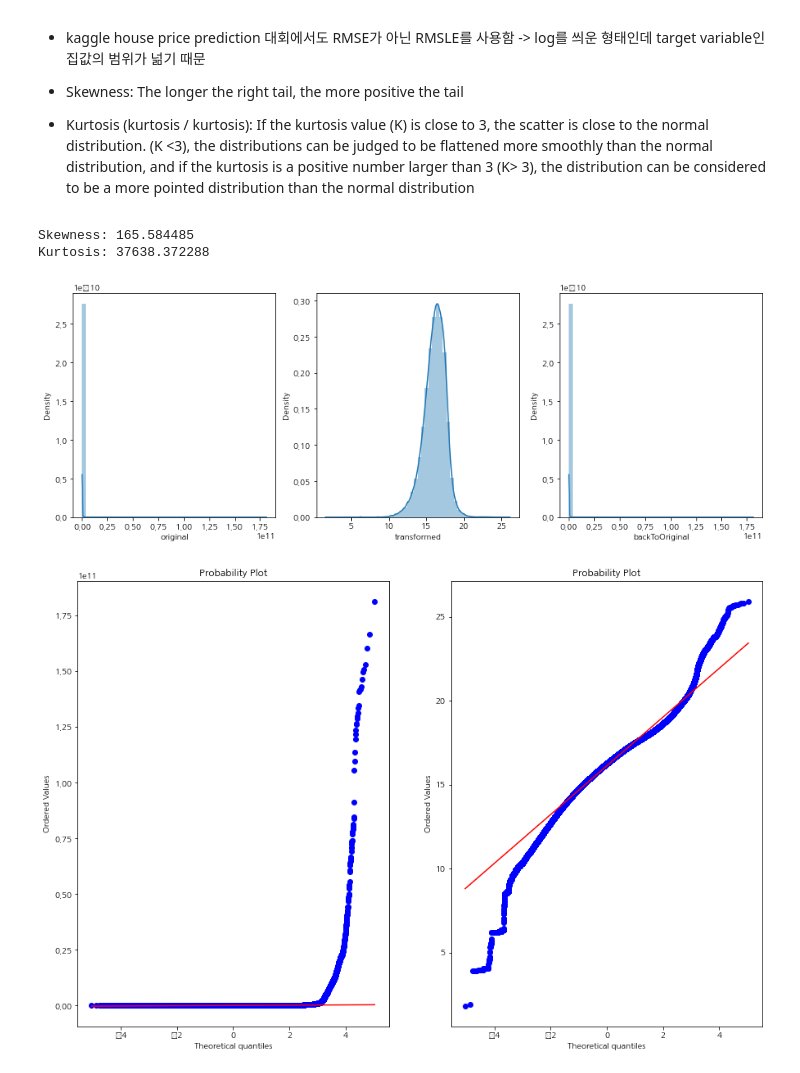
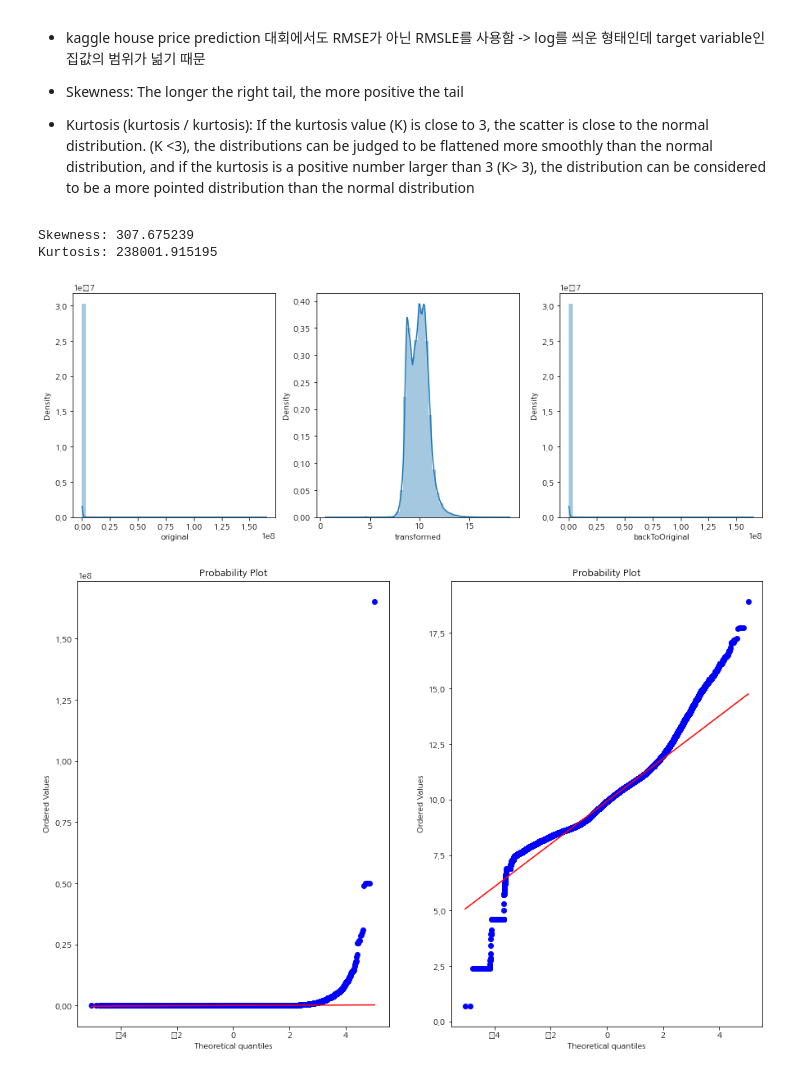
Before and after one commit to iDolphin99/Commerical_data_analysis, a Jupyter notebook: dolphin/baseline_regression_big.ipynb, the cells around one changed output. Drawn from its saved outputs; the diff is of its cells as text; code cells hidden in the pictures.

```diff
--- a/dolphin/baseline_regression_big.ipynb
+++ b/dolphin/baseline_regression_big.ipynb
@@ -141,3 +184,11 @@ input_data['shop_type_small'] = le.fit_transform(list(input_data['shop_type_smal
+# %%
+# BinaryEncoder for categorical variable
+import category_encoders as ce
+
+encoder = ce.BinaryEncoder(cols=["shop_type_big", "shop_type_small"])
+df = encoder.fit_transform(processed_data[["shop_type_big", "shop_type_small"]])
+
+processed_data = pd.concat([processed_data, df], axis=1)
 # %%
 # Labeling - KMeans Clustering
 # longitude + latitude = geo
@@ -197,3 +244,0 @@ input_data
-# %%
-rcParams['figure.figsize'] = 15,8
-sns.boxplot(x='shop_type_big', y='average_sale_price', data=input_data)
@@ -223,0 +245,28 @@ Name: monthly_gain, Length: 2863443, dtype: int64
+# %%
+# removing outlier
+# upper fence, lower fence 외 값(outlier)를 제거합니다
+def get_pricelist(i, data) :
+    df = data[['shop_type_big_label','monthly_gain']].groupby('shop_type_big_label')
+    Q1 = df.get_group(i)['monthly_gain'].quantile(0.25)
+    Q2 = df.get_group(i)['monthly_gain'].quantile(0.5)
+    Q3 = df.get_group(i)['monthly_gain'].quantile(0.75)
+    IQR = Q3 - Q1
+    lower_fence = Q1 - (1.5 * IQR)
+    upper_fence = Q3 + (1.5 * IQR)
+    if lower_fence <= 0 : lower_fence = 0
+
+    return lower_fence, Q1, Q2, Q3, upper_fence
+
+def remove_outlier(data) :
+    output_data = data.copy()
+    for i in range(0,15) :
+        lower_fence, Q1, Q2, Q3, upper_fence = get_pricelist(i, data)
+        shoptype_index = data[data.shop_type_big_label == i].index
+        shoptype_data = data.iloc[shoptype_index, :]
+        outlier_index = shoptype_data[shoptype_data.monthly_gain > upper_fence].index
+        print("removed index in shop_type_big" , i, ": ", len(outlier_index))
+        output_data = output_data.drop(outlier_index)
+    return output_data
+
+processed_data = remove_outlier(processed_data)
+processed_data
@@ -235,28 +319,28 @@ why(or when) to use log transform in ML?
 # %%
-print("Skewness: %f" % input_data['monthly_gain'].skew())
-print("Kurtosis: %f" % input_data['monthly_gain'].kurt())
+print("Skewness: %f" % processed_data['average_sale_price'].skew())
+print("Kurtosis: %f" % processed_data['average_sale_price'].kurt())
 # %% [output]
-Skewness: 165.584485
-Kurtosis: 37638.372288
+Skewness: 307.675239
+Kurtosis: 238001.915195
 # %%
 plots=pd.DataFrame()
-plots['original']=input_data['monthly_gain']
-plots['transformed']=np.log1p(input_data['monthly_gain'])
-plots['backToOriginal']=np.expm1(np.log1p(input_data['monthly_gain']))
+plots['original']=processed_data['average_sale_price']
+plots['transformed']=np.log1p(processed_data['average_sale_price'])
+plots['backToOriginal']=np.expm1(np.log1p(processed_data['average_sale_price']))
 
 fig, ax = plt.subplots(1,3,figsize=(15,5))
 sns.distplot(plots['original'], ax=ax[0]);
 sns.distplot(plots['transformed'], ax=ax[1]);
 sns.distplot(plots['backToOriginal'], ax=ax[2]);
 # %% [output]
-[figure, old version]
+[figure, new version]
 # %%
 fig = plt.figure(figsize = (15,10))
 
 fig.add_subplot(1,2,1)
-res = stats.probplot(input_data['monthly_gain'], plot=plt)
+res = stats.probplot(processed_data['average_sale_price'], plot=plt)
 
 fig.add_subplot(1,2,2)
-res = stats.probplot(np.log1p(input_data['monthly_gain']), plot=plt)
+res = stats.probplot(np.log1p(processed_data['average_sale_price']), plot=plt)
 # %% [output]
-[figure, old version]
+[figure, new version]
```
Also changed, not shown: parts of 34 cells of this notebook.
